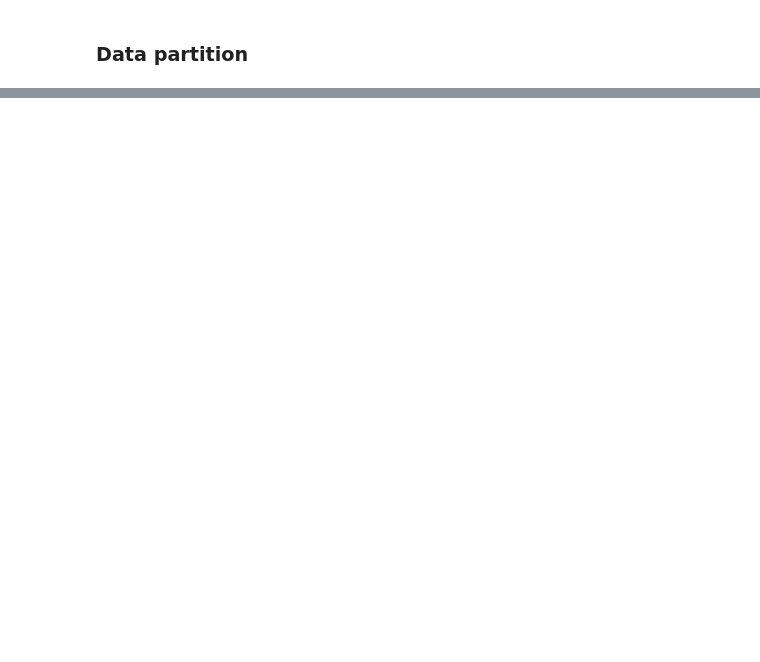
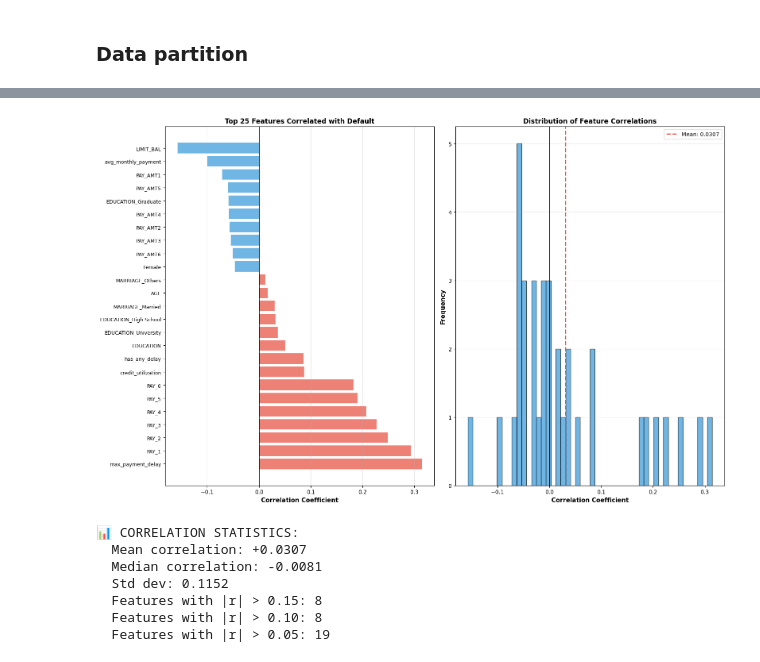
Before and after one commit to guillermoArr/default_credit_prediction, a Jupyter notebook: notebooks/2.02-gar-binary-feature-engineering.ipynb, the cells around one changed output, grey strips where cells are left out. Saved outputs shown, nothing was run; the diff lists cells and outputs as text; code cells hidden in the pictures; blank space fills up the shorter version.

```diff
--- a/notebooks/2.02-gar-binary-feature-engineering.ipynb
+++ b/notebooks/2.02-gar-binary-feature-engineering.ipynb
@@ -111,0 +591,50 @@ X_train, X_val, y_train, y_val = train_test_split(X_train, y_train, test_size=0.
+# %%
+# Visualize feature correlations with target
+fig, axes = plt.subplots(1, 2, figsize=(16, 10))
+
+# Top positive and negative correlations
+top_positive = correlations.head(15)
+top_negative = correlations.tail(10)
+top_combined = pd.concat([top_positive, top_negative])
+
+# Color bars
+colors = ['#e74c3c' if x > 0 else '#3498db' for x in top_combined.values]
+
+axes[0].barh(range(len(top_combined)), top_combined.values, color=colors, alpha=0.7)
+axes[0].set_yticks(range(len(top_combined)))
+axes[0].set_yticklabels(top_combined.index, fontsize=9)
+axes[0].set_xlabel('Correlation Coefficient', fontsize=11, fontweight='bold')
+axes[0].set_title('Top 25 Features Correlated with Default', fontsize=12, fontweight='bold')
+axes[0].axvline(x=0, color='black', linestyle='-', linewidth=0.8)
+axes[0].grid(axis='x', alpha=0.3)
+
+# Histogram of all correlations
+axes[1].hist(correlations.values, bins=50, color='#3498db', alpha=0.7, edgecolor='black')
+axes[1].axvline(x=correlations.mean(), color='#e74c3c', linestyle='--', linewidth=2, label=f'Mean: {correlations.mean():.4f}')
+axes[1].axvline(x=0, color='black', linestyle='-', linewidth=0.8)
+axes[1].set_xlabel('Correlation Coefficient', fontsize=11, fontweight='bold')
+axes[1].set_ylabel('Frequency', fontsize=11, fontweight='bold')
+axes[1].set_title('Distribution of Feature Correlations', fontsize=12, fontweight='bold')
+axes[1].legend()
+axes[1].grid(axis='y', alpha=0.3)
+
+plt.tight_layout()
+plt.show()
+
+# Statistics on correlations
+print("\n📊 CORRELATION STATISTICS:")
+print(f"  Mean correlation: {correlations.mean():+.4f}")
+print(f"  Median correlation: {correlations.median():+.4f}")
+print(f"  Std dev: {correlations.std():.4f}")
+print(f"  Features with |r| > 0.15: {len(correlations[abs(correlations) > 0.15])}")
+print(f"  Features with |r| > 0.10: {len(correlations[abs(correlations) > 0.10])}")
+print(f"  Features with |r| > 0.05: {len(correlations[abs(correlations) > 0.05])}")
+# %% [output]
+[figure, added]
+📊 CORRELATION STATISTICS:
+  Mean correlation: +0.0307
+  Median correlation: -0.0081
+  Std dev: 0.1152
+  Features with |r| > 0.15: 8
+  Features with |r| > 0.10: 8
+  Features with |r| > 0.05: 19
```
Also changed, not shown: parts of 20 cells of this notebook, 7 other files.
